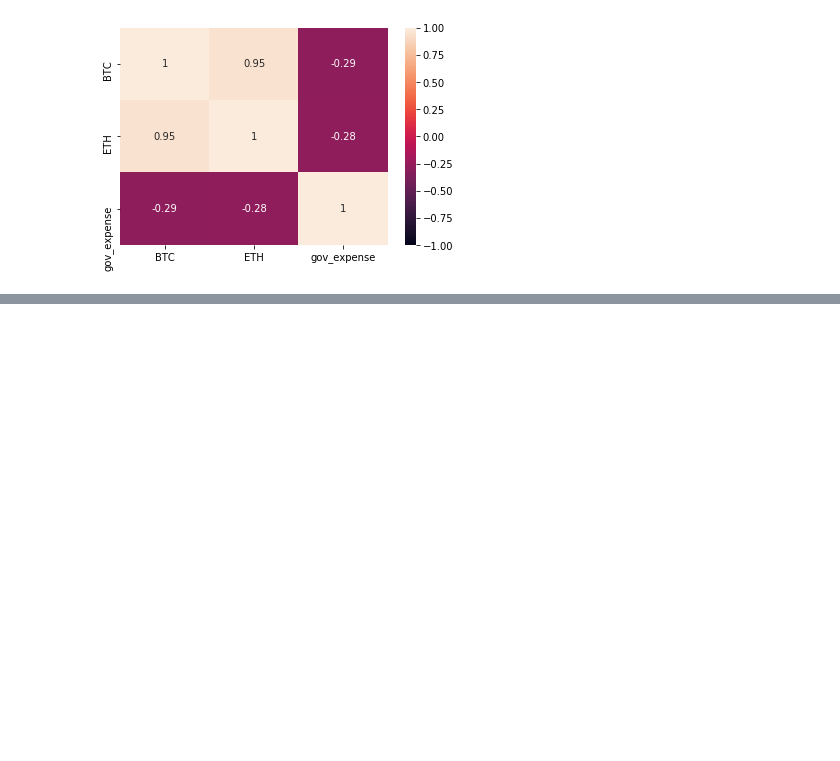
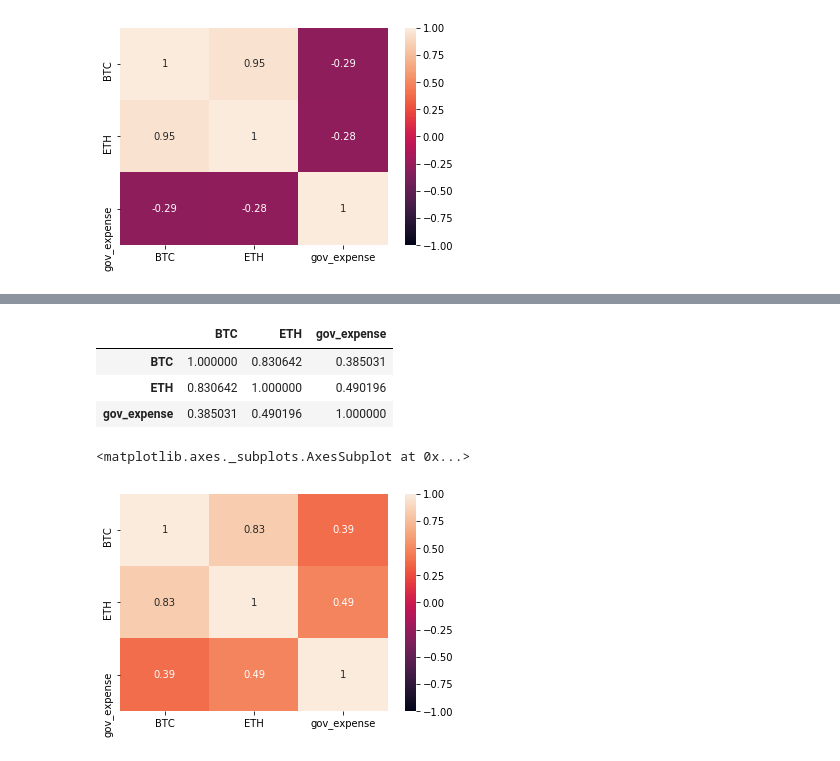
Before and after one commit to haege101/2020-Government-Expenditure-Correlation-Project, a Jupyter notebook: Project 1 Group Code.ipynb, the cells around one changed output, grey strips where cells are left out. Drawn from its saved outputs; the diff is of its cells as text; code cells hidden in the pictures; blank space fills up the shorter version.

```diff
--- a/Project 1 Group Code.ipynb
+++ b/Project 1 Group Code.ipynb
@@ -303,0 +325,13 @@ sns.heatmap(price_correlation, vmin=-1, vmax=1, annot=True)
+# %%
+six_month_price_correlation = six_month_data.corr()
+six_month_price_correlation
+# %% [output]
+|  | BTC | ETH | gov_expense |
+| BTC | 1.000000 | 0.830642 | 0.385031 |
+| ETH | 0.830642 | 1.000000 | 0.490196 |
+| gov_expense | 0.385031 | 0.490196 | 1.000000 |
+# %%
+sns.heatmap(six_month_price_correlation, vmin=-1, vmax=1, annot=True)
+# %% [output]
+<matplotlib.axes._subplots.AxesSubplot at 0x...>
+[figure, added]
```
Also changed, not shown: parts of 3 cells of this notebook.
